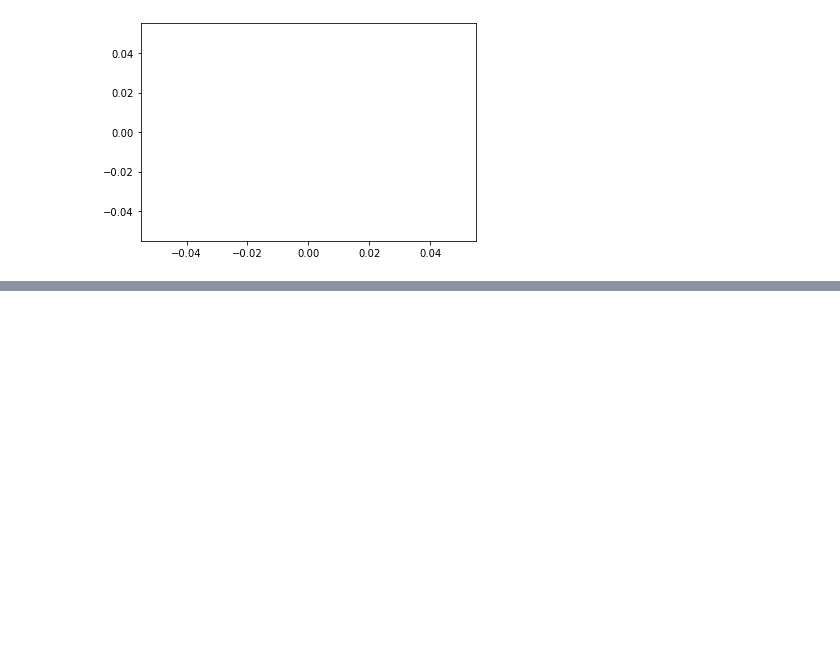
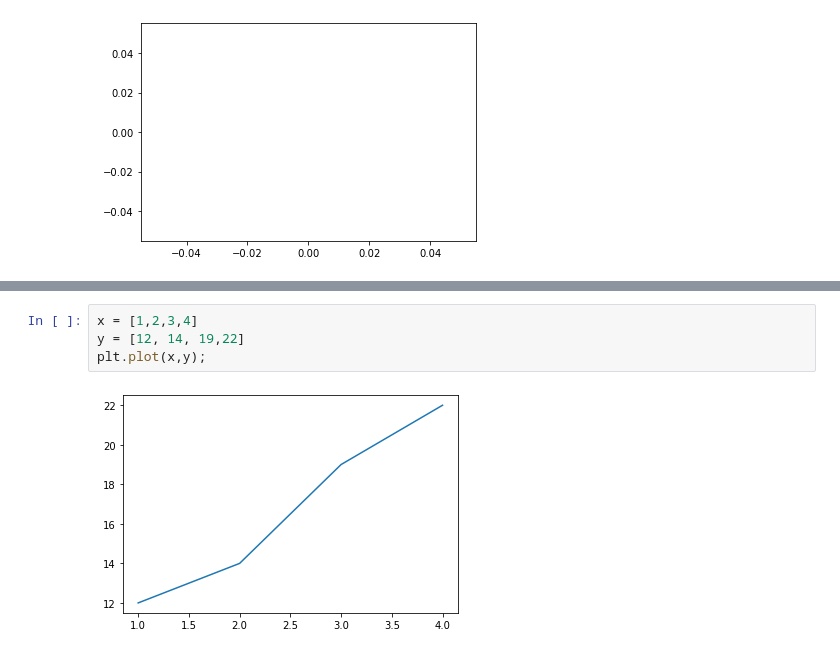
Before and after one commit to GKPSingh/M2D12, a Jupyter notebook: Matplotlib.ipynb, the cells around one changed output, grey strips where cells are left out. Drawn from its saved outputs; the diff is of its cells as text; blank space fills up the shorter version.

```diff
--- a/Matplotlib.ipynb
+++ b/Matplotlib.ipynb
@@ -34,0 +38,6 @@ plt.plot([])
+# %%
+x = [1,2,3,4]
+y = [12, 14, 19,22]
+plt.plot(x,y);
+# %% [output]
+[figure, added]
```
Also changed, not shown: parts of 5 cells of this notebook.
